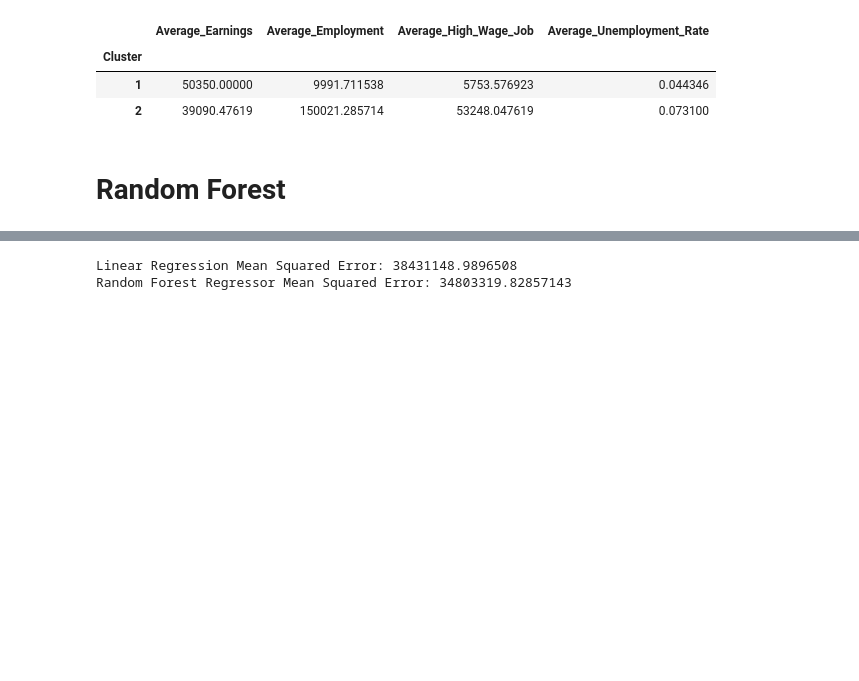
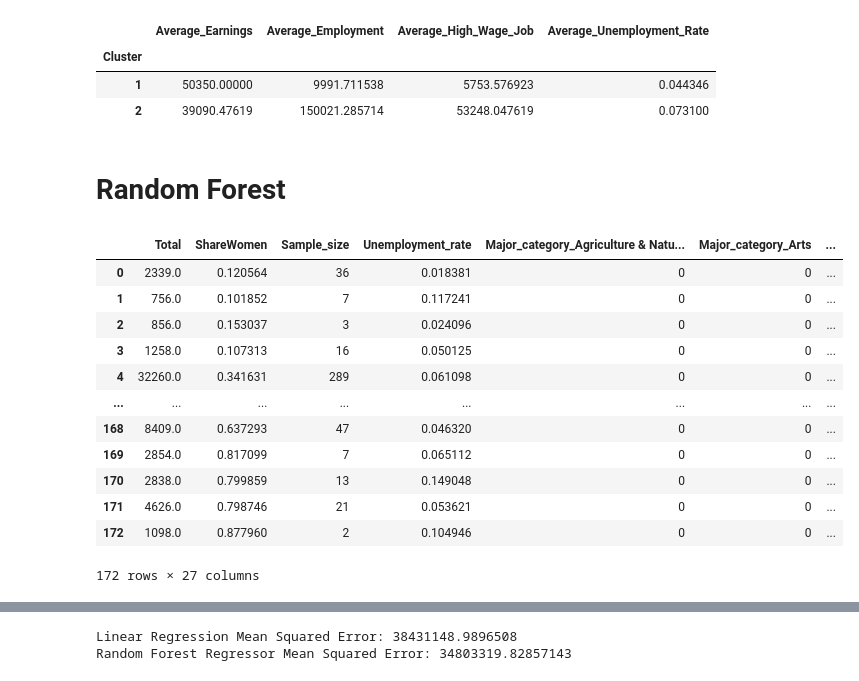
Before and after one commit to alisonqiu/DSCI303-final-project, a Jupyter notebook: Feature_Engineering_&_K_means_&_feature_importance.ipynb, the cells around one changed output, grey strips where cells are left out. Saved outputs shown, nothing was run; the diff lists cells and outputs as text; code cells hidden in the pictures; blank space fills up the shorter version.

```diff
--- a/Feature_Engineering_&_K_means_&_feature_importance.ipynb
+++ b/Feature_Engineering_&_K_means_&_feature_importance.ipynb
@@ -303,3 +317,19 @@ data_new = data_new.drop(['Unemployed','Men','Women'], axis = 1)
 # Separate features and target variable
 data_new = data_new.drop(['Median', 'Major', 'Major_code', 'P75th', 'P25th', 'Rank'], axis=1)
 X = data_new
+# %%
+data_new
+# %% [output]
+|  | Total | ShareWomen | Sample_size | Unemployment_rate | Major_category_Agriculture & Natu... | Major_category_Arts | ... |
+| 0 | 2339.0 | 0.120564 | 36 | 0.018381 | 0 | 0 | ... |
+| 1 | 756.0 | 0.101852 | 7 | 0.117241 | 0 | 0 | ... |
+| 2 | 856.0 | 0.153037 | 3 | 0.024096 | 0 | 0 | ... |
+| 3 | 1258.0 | 0.107313 | 16 | 0.050125 | 0 | 0 | ... |
+| 4 | 32260.0 | 0.341631 | 289 | 0.061098 | 0 | 0 | ... |
+| ... | ... | ... | ... | ... | ... | ... | ... |
+| 168 | 8409.0 | 0.637293 | 47 | 0.046320 | 0 | 0 | ... |
+| 169 | 2854.0 | 0.817099 | 7 | 0.065112 | 0 | 0 | ... |
+| 170 | 2838.0 | 0.799859 | 13 | 0.149048 | 0 | 0 | ... |
+| 171 | 4626.0 | 0.798746 | 21 | 0.053621 | 0 | 0 | ... |
+| 172 | 1098.0 | 0.877960 | 2 | 0.104946 | 0 | 0 | ... |
+172 rows × 27 columns
```
Also changed, not shown: parts of 3 cells of this notebook, 1 other file.
